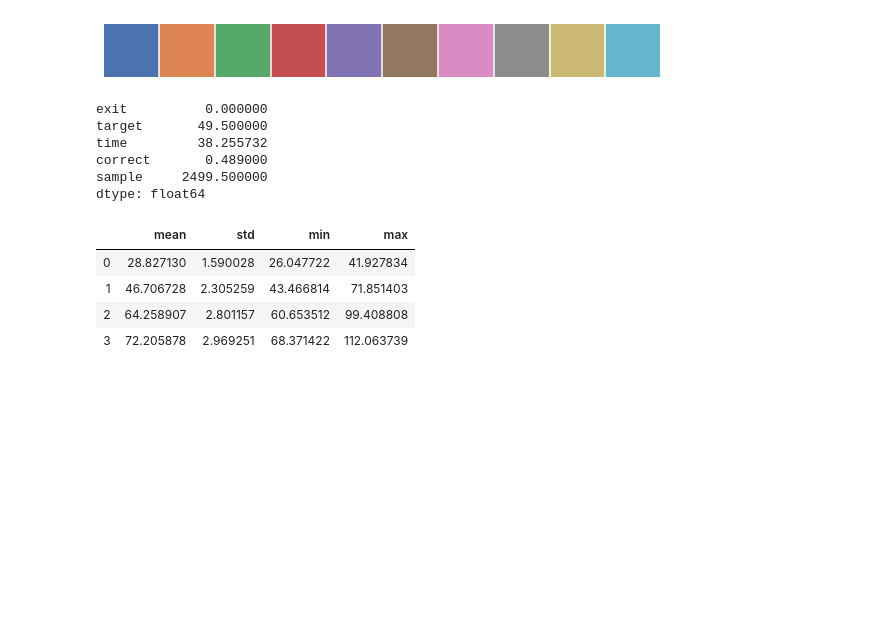
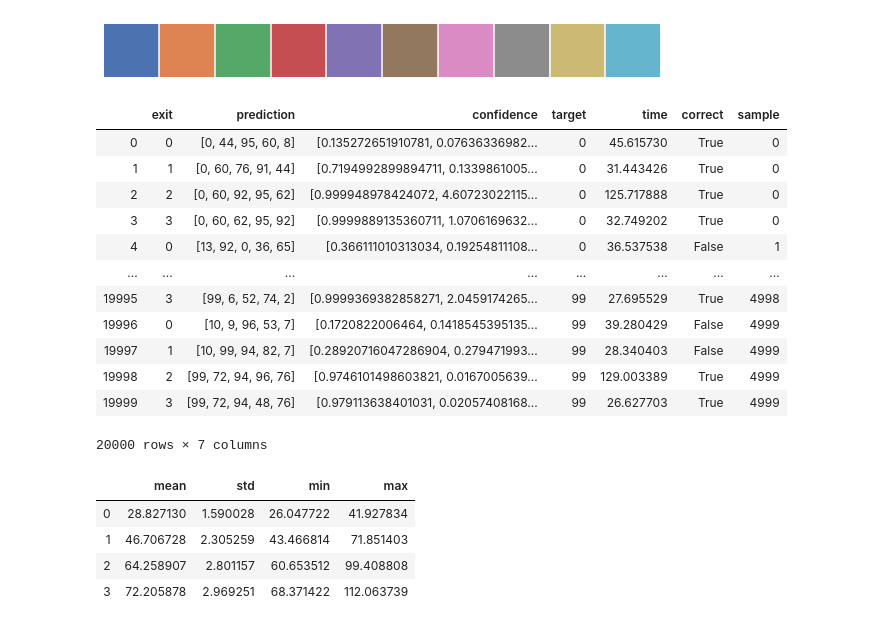
Before and after one commit to AlexKarlsen/thesis-src, a Jupyter notebook: DDNN/local/Timing.ipynb, the cells around one changed output. Cells and saved outputs as stored; diff of their text form; code cells hidden in the pictures; blank space fills up the shorter version.

```diff
--- a/DDNN/local/Timing.ipynb
+++ b/DDNN/local/Timing.ipynb
@@ -37,14 +37,21 @@ results['nuc']['b-densenet'] = pd.read_json('nuc' + '_local_'  + 'b-densenet' +
 # %%
 results['jetson']['b-densenet'] = pd.read_json('jetson' + '_local_'  + 'b-densenet' + '2' + '.json')
 # %%
-results['nuc']['b-resnet'].loc[results['nuc']['b-resnet']['exit']==0].mean()
+results['nuc']['b-resnet']
 # %% [output]
+|  | exit | prediction | confidence | target | time | correct | sample |
+| 0 | 0 | [0, 44, 95, 60, 8] | [0.135272651910781, 0.07636336982... | 0 | 45.615730 | True | 0 |
+| 1 | 1 | [0, 60, 76, 91, 44] | [0.7194992899894711, 0.1339861005... | 0 | 31.443426 | True | 0 |
+| 2 | 2 | [0, 60, 92, 95, 62] | [0.999948978424072, 4.60723022115... | 0 | 125.717888 | True | 0 |
+| 3 | 3 | [0, 60, 62, 95, 92] | [0.9999889135360711, 1.0706169632... | 0 | 32.749202 | True | 0 |
+| 4 | 0 | [13, 92, 0, 36, 65] | [0.366111010313034, 0.19254811108... | 0 | 36.537538 | False | 1 |
+| ... | ... | ... | ... | ... | ... | ... | ... |
+| 19995 | 3 | [99, 6, 52, 74, 2] | [0.9999369382858271, 2.0459174265... | 99 | 27.695529 | True | 4998 |
+| 19996 | 0 | [10, 9, 96, 53, 7] | [0.1720822006464, 0.1418545395135... | 99 | 39.280429 | False | 4999 |
+| 19997 | 1 | [10, 99, 94, 82, 7] | [0.28920716047286904, 0.279471993... | 99 | 28.340403 | False | 4999 |
+| 19998 | 2 | [99, 72, 94, 96, 76] | [0.9746101498603821, 0.0167005639... | 99 | 129.003389 | True | 4999 |
+| 19999 | 3 | [99, 72, 94, 48, 76] | [0.979113638401031, 0.02057408168... | 99 | 26.627703 | True | 4999 |
-exit          0.000000
-target       49.500000
-time         38.255732
-correct       0.489000
-sample     2499.500000
-dtype: float64
+20000 rows × 7 columns
 # %%
 stats = {
     platform : {
```
Also changed, not shown: 2 other files.
